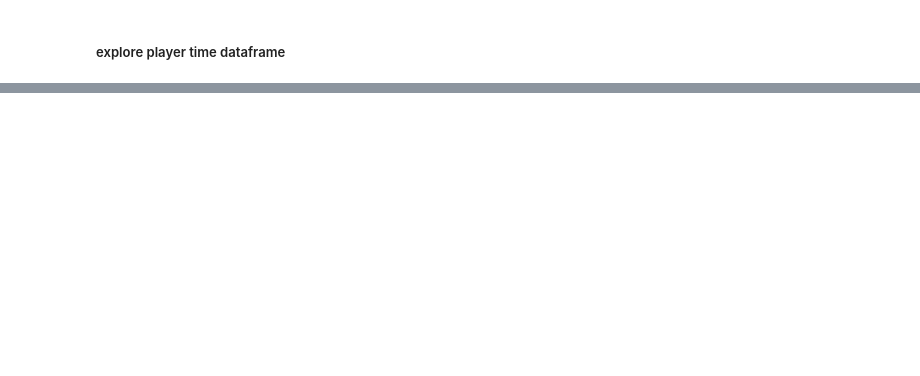
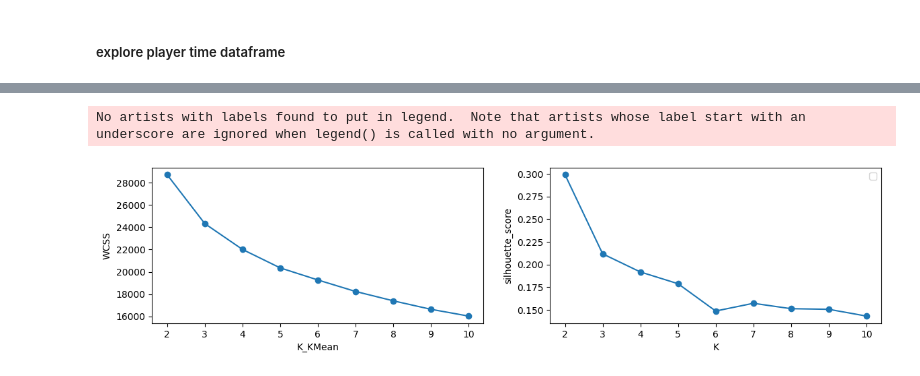
Before and after one commit to thanachart29/Machine-Learning-Class, a Jupyter notebook: project/final_project.ipynb, the cells around one changed output, grey strips where cells are left out. Cells and saved outputs as stored; diff of their text form; code cells hidden in the pictures; blank space fills up the shorter version.

```diff
--- a/project/final_project.ipynb
+++ b/project/final_project.ipynb
@@ -200,0 +324,8 @@ plt.show()
+# %%
+player_df = pd.read_csv('players.csv')
+player_df = player_df.iloc[:, 0:25]
+player_df = player_df.drop(['gold', 'account_id', 'item_0', 'item_1', 'item_2', 'item_3', 'item_4', 'item_5'], axis=1)
+player_df['stuns'] = player_df['stuns'].replace(['None'], [0.0])
+player_df['stuns'] = player_df['stuns'].astype(np.float64)
+player_df['leaver_status'] = player_df['leaver_status'].replace(list(range(5)), [0, 0, 1, 1, 1])
+player_df.head()
@@ -200,0 +339,6 @@ plt.show()
+# %%
+res_player_score_cluster = clusterKMean(player_df[['gold_spent', 'gold_per_min', 'xp_per_min', 'kills', 'deaths', 'assists', 'denies', 'last_hits', 'stuns', 'hero_damage', 'hero_healing', 'tower_damage']])
+plotClusteringScore(res_player_score_cluster)
+# %% [output]
+No artists with labels found to put in legend.  Note that artists whose label start with an underscore are ignored when legend() is called with no argument.
+[figure, added]
```
Also changed, not shown: parts of 43 cells of this notebook, 4 other files.
